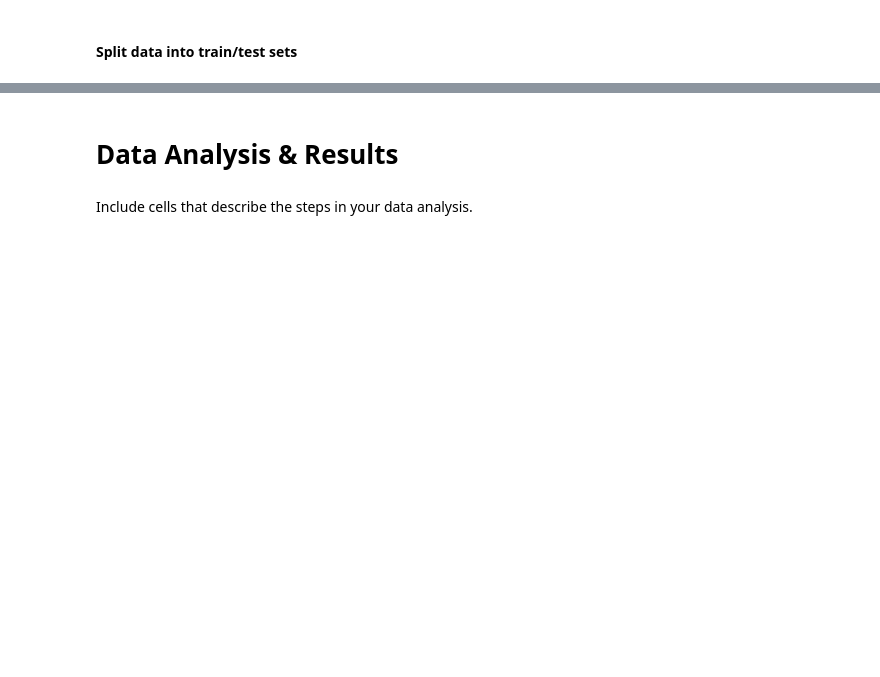
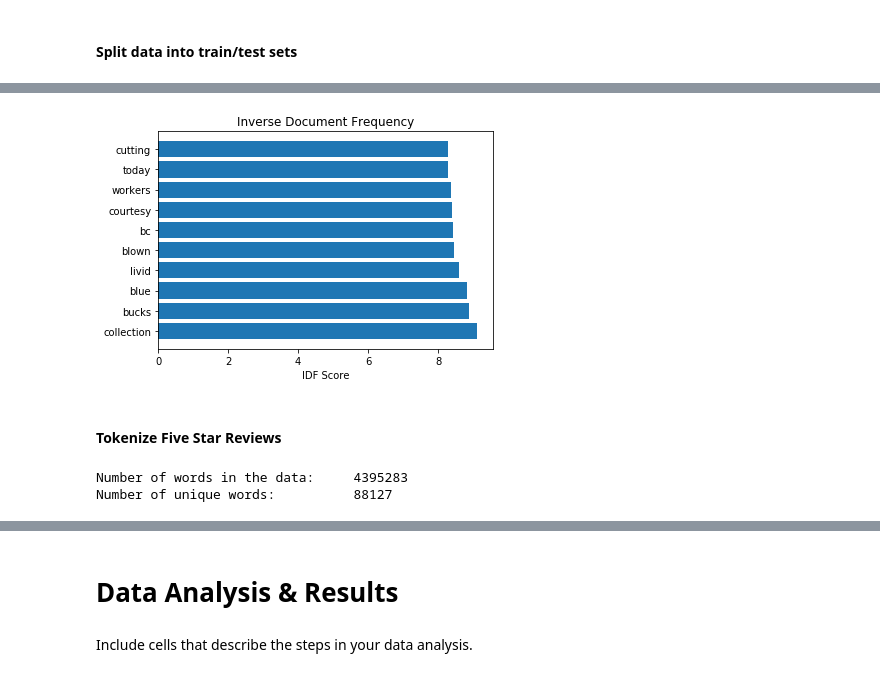
Before and after one commit to tkmak712/COGS108FinalProject, a Jupyter notebook: FinalProject.ipynb, the cells around one changed output, grey strips where cells are left out. Drawn from its saved outputs; the diff is of its cells as text; code cells hidden in the pictures; blank space fills up the shorter version.

```diff
--- a/FinalProject.ipynb
+++ b/FinalProject.ipynb
@@ -87,14 +124,10 @@ for i in range(0, len(five_star_review_list)):
 # %% [markdown]
 #### Split data into train/test sets
 # %%
-# Split data into training/test sets of size 60000/5000
-neg_train_x = one_star_review_list[:60000]
-pos_train_x = five_star_review_list[:60000]
+# Split data into training/dev/test sets of size 50000/10000/5000
+neg_train_x = one_star_review_list[:50000]
+pos_train_x = five_star_review_list[:50000]
+neg_dev_x = one_star_review_list[50000:60000]
+pos_dev_x = five_star_review_list[50000:60000]
 neg_test_x = one_star_review_list[60000:]
 pos_test_x = five_star_review_list[60000:]
-
-# Create y train/test sets where -1 denotes 'negative' and 1 denotes 'positive'
-neg_train_y = [-1] * len(neg_train_x)
-pos_train_y = [1] * len(pos_train_x)
-neg_test_y = [-1] * len(neg_test_x)
-pos_test_y = [1] * len(pos_test_x)
@@ -151,0 +187,37 @@ KeyboardInterrupt:
+# %%
+# Initialize a TFIDF object
+tfidf = TfidfVectorizer(analyzer='word',
+                        sublinear_tf=True,
+                        max_features=5000,
+                        tokenizer=nltk.word_tokenize)
+
+# Apply the TFIDF transformation to our data
+#  Note that this takes the sentences, and tokenizes them, then applies TFIDF
+tfidf_books = tfidf.fit_transform(neg_train_x).toarray()
+# %%
+# Get the words with the highest IDF score
+one_high_idf = np.argsort(tfidf.idf_)[::-1][:10]
+top_IDF_tokens_one = [list(tfidf.vocabulary_)[words] for words in one_high_idf]
+top_IDF_scores_one = tfidf.idf_[one_high_idf]
+
+# Graph the words with the highest IDF score
+plt.barh(top_IDF_tokens_one, top_IDF_scores_one)
+plt.title('Inverse Document Frequency');
+plt.xlabel('IDF Score');
+# %% [output]
+[figure, added]
+# %% [markdown]
+#### Tokenize Five Star Reviews
+# %%
+# five star token list
+five_tokens = []
+
+# adding tokens
+for x in pos_train_x:
+    five_tokens.extend(nltk.word_tokenize(x))
+
+print('Number of words in the data: \t', len(five_tokens))
+print('Number of unique words: \t', len(set(five_tokens)))
+# %% [output]
+Number of words in the data:     4395283
+Number of unique words:          88127
```
Also changed, not shown: parts of 29 cells of this notebook.
